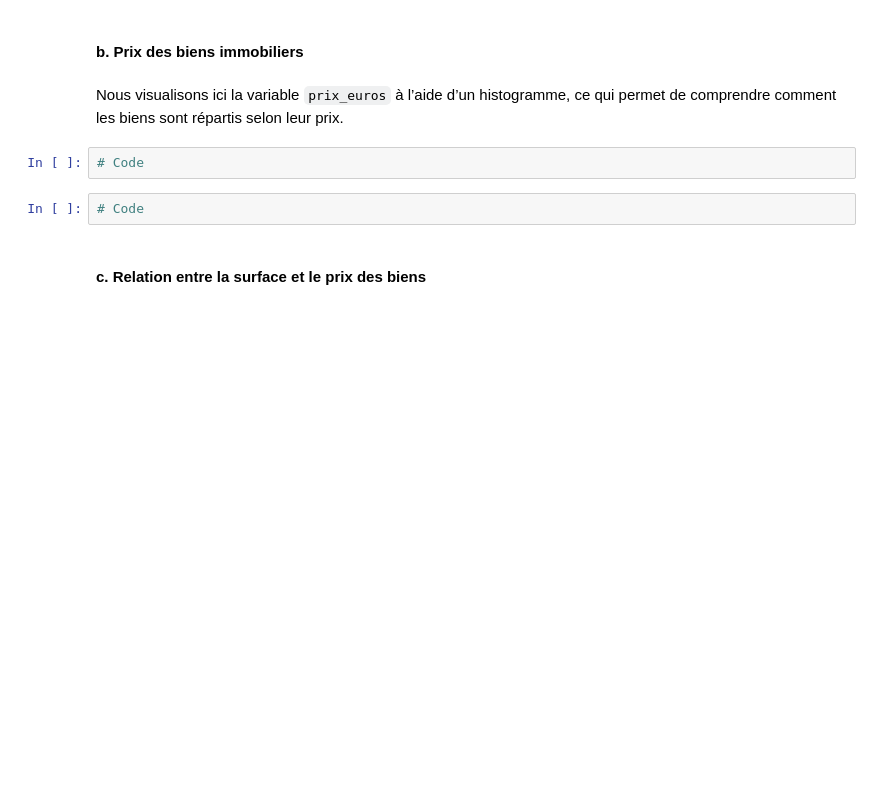
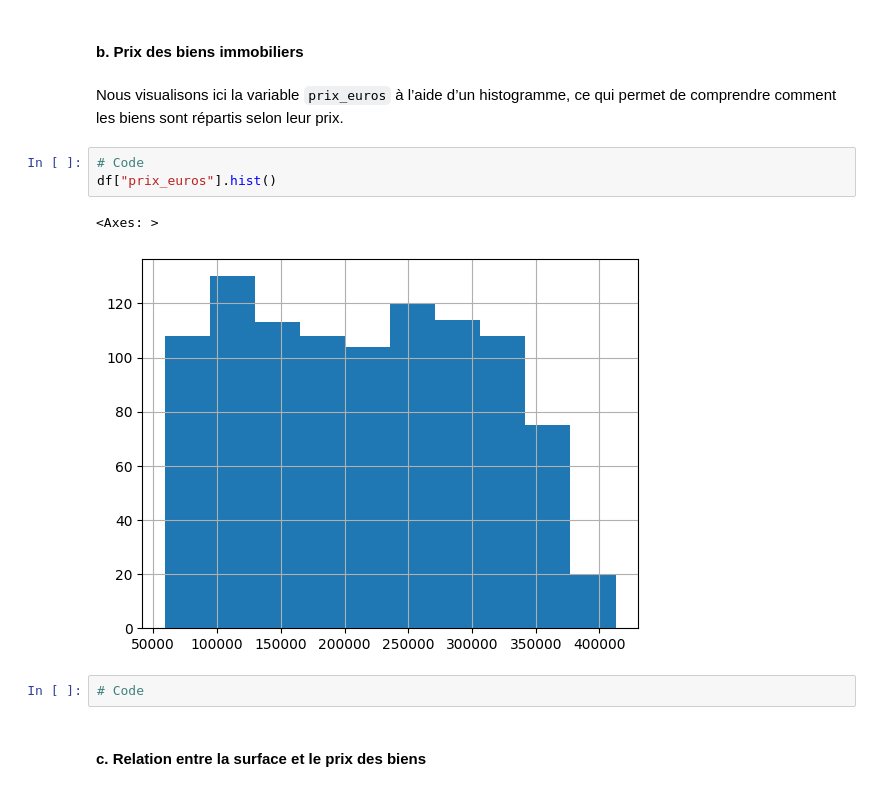
Before and after one commit to CSAADZIDI/ml_demo_LinReg, a Jupyter notebook: demo_linear_regression.ipynb, the cells around one changed output. Drawn from its saved outputs; the diff is of its cells as text; blank space fills up the shorter version.

```diff
--- a/demo_linear_regression.ipynb
+++ b/demo_linear_regression.ipynb
@@ -138,6 +189,10 @@ Les deux graphiques sont complémentaires, surtout quand on veut repérer rapide
 Nous visualisons ici la variable `prix_euros` à l’aide d’un histogramme, ce qui permet de comprendre comment les biens sont répartis selon leur prix.
 # %%
 # Code
+df["prix_euros"].hist()
+# %% [output]
+<Axes: >
+[figure, added]
 # %%
 # Code
 # %% [markdown]
```
Also changed, not shown: parts of 18 cells of this notebook, 1 other file.
